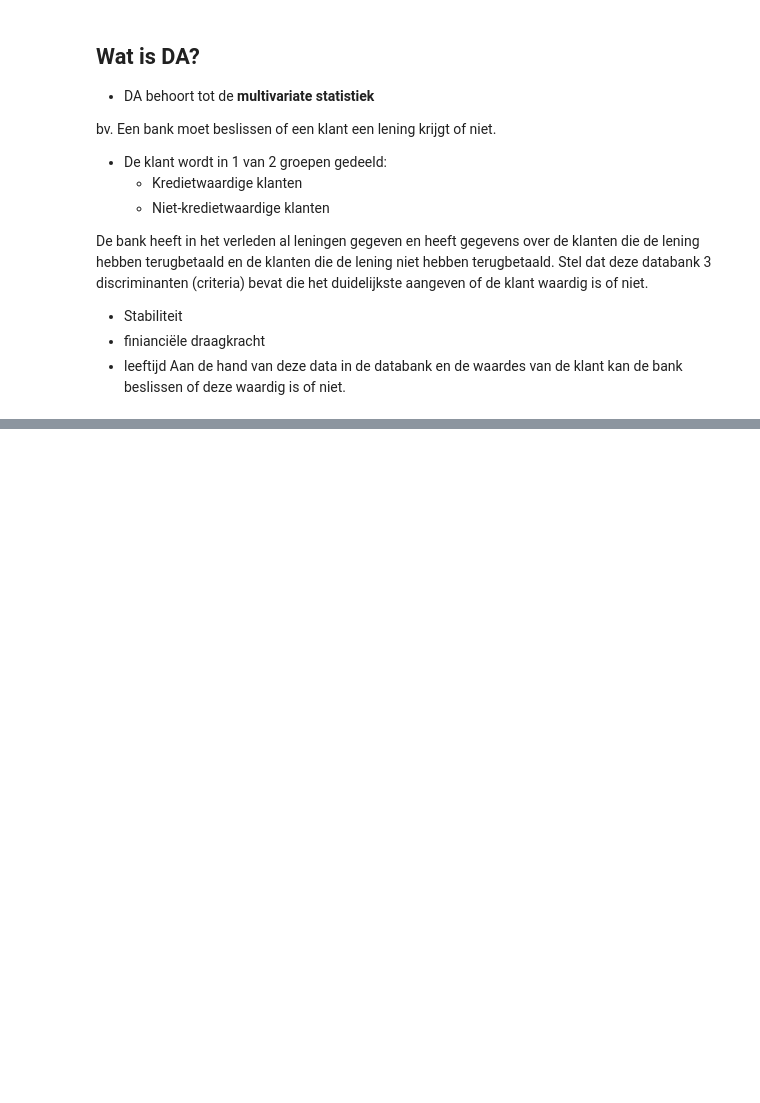
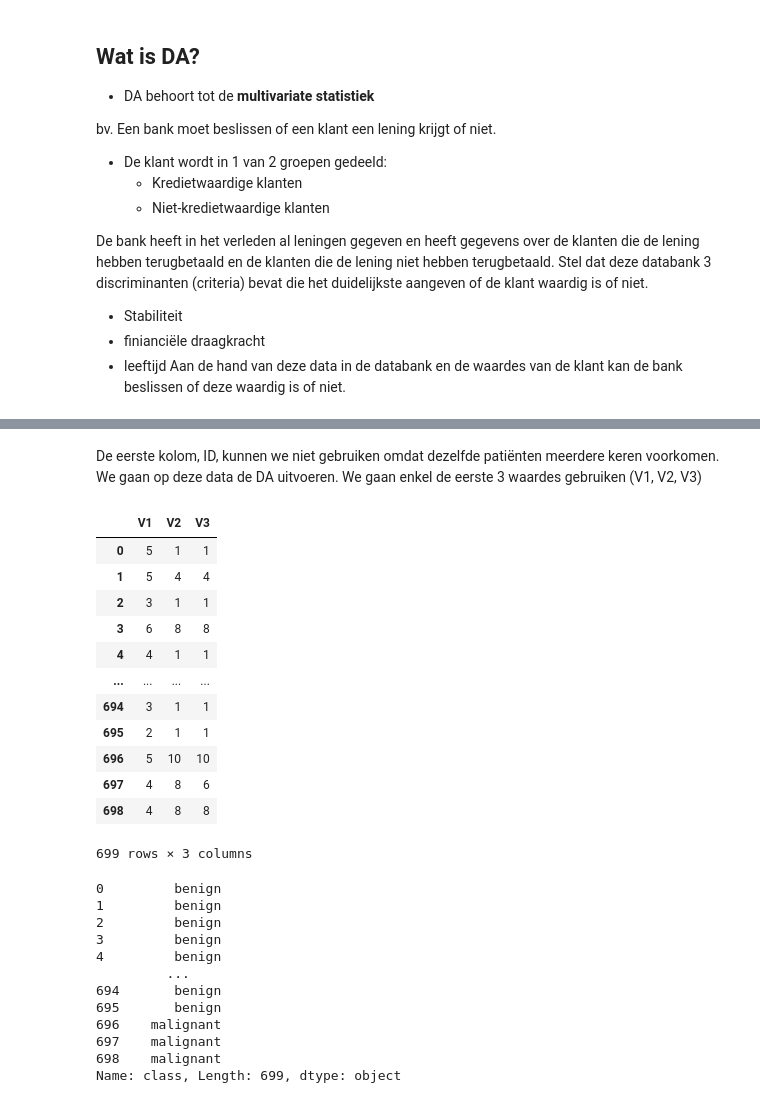
Before and after one commit to zouffke/Datascience2, a Jupyter notebook: p4/1_discriminant analyse/Samenvatting.ipynb, the cells around one changed output, grey strips where cells are left out. Drawn from its saved outputs; the diff is of its cells as text; code cells hidden in the pictures; blank space fills up the shorter version.

```diff
--- a/p4/1_discriminant analyse/Samenvatting.ipynb
+++ b/p4/1_discriminant analyse/Samenvatting.ipynb
@@ -49,0 +118,34 @@ Aan de hand van deze data in de databank en de waardes van de klant kan de bank
+# %% [markdown]
+De eerste kolom, ID, kunnen we niet gebruiken omdat dezelfde patiënten meerdere keren voorkomen.
+We gaan op deze data de DA uitvoeren. We gaan enkel de eerste 3 waardes gebruiken (V1, V2, V3)
+# %%
+X = biopsy[['V1', 'V2', 'V3']]
+X
+y = biopsy['class']
+y
+# %% [output]
+|  | V1 | V2 | V3 |
+| 0 | 5 | 1 | 1 |
+| 1 | 5 | 4 | 4 |
+| 2 | 3 | 1 | 1 |
+| 3 | 6 | 8 | 8 |
+| 4 | 4 | 1 | 1 |
+| ... | ... | ... | ... |
+| 694 | 3 | 1 | 1 |
+| 695 | 2 | 1 | 1 |
+| 696 | 5 | 10 | 10 |
+| 697 | 4 | 8 | 6 |
+| 698 | 4 | 8 | 8 |
+699 rows × 3 columns
+0         benign
+1         benign
+2         benign
+3         benign
+4         benign
+         ...
+694       benign
+695       benign
+696    malignant
+697    malignant
+698    malignant
+Name: class, Length: 699, dtype: object
```
Also changed, not shown: parts of 10 cells of this notebook, 5 other files.
